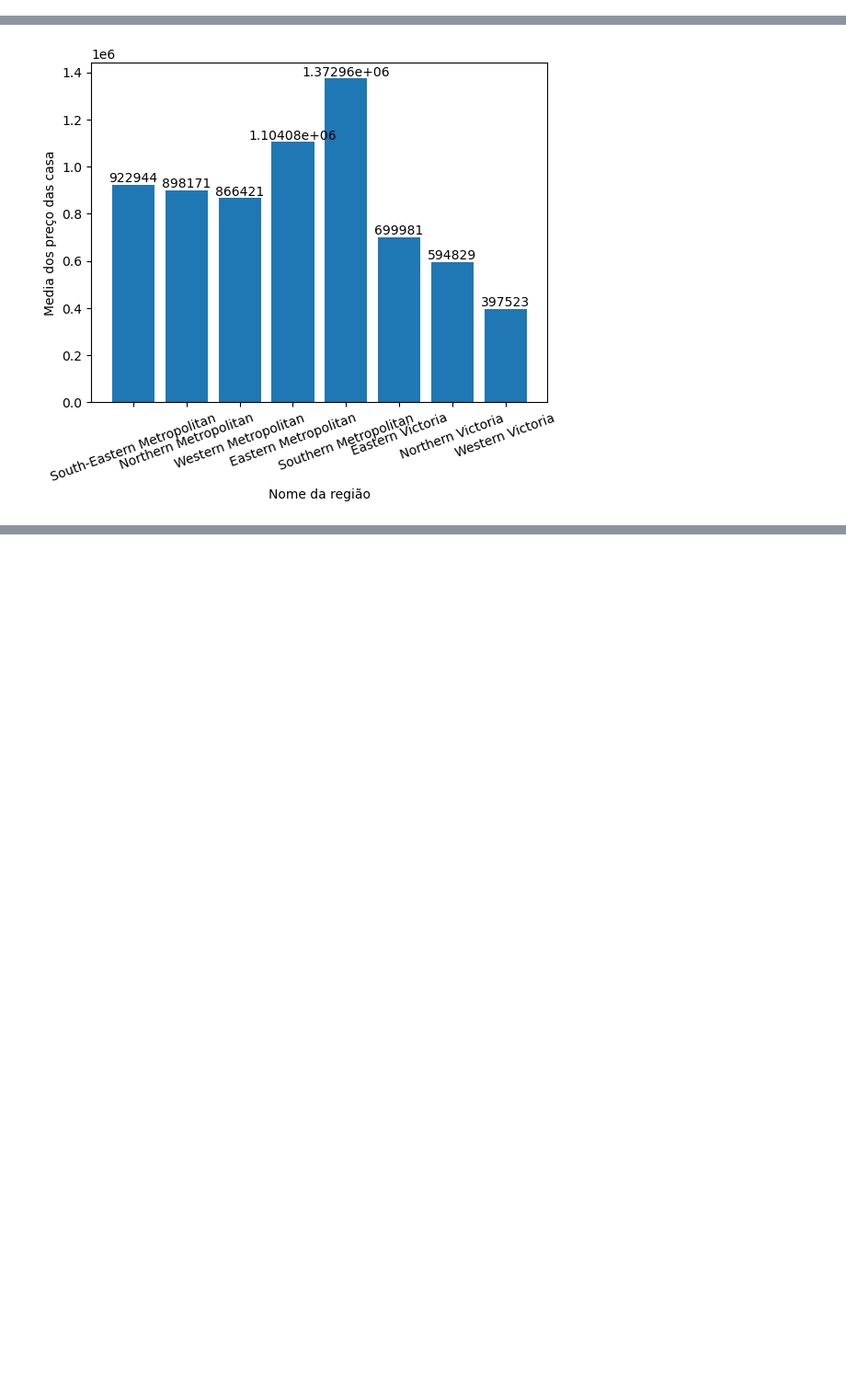
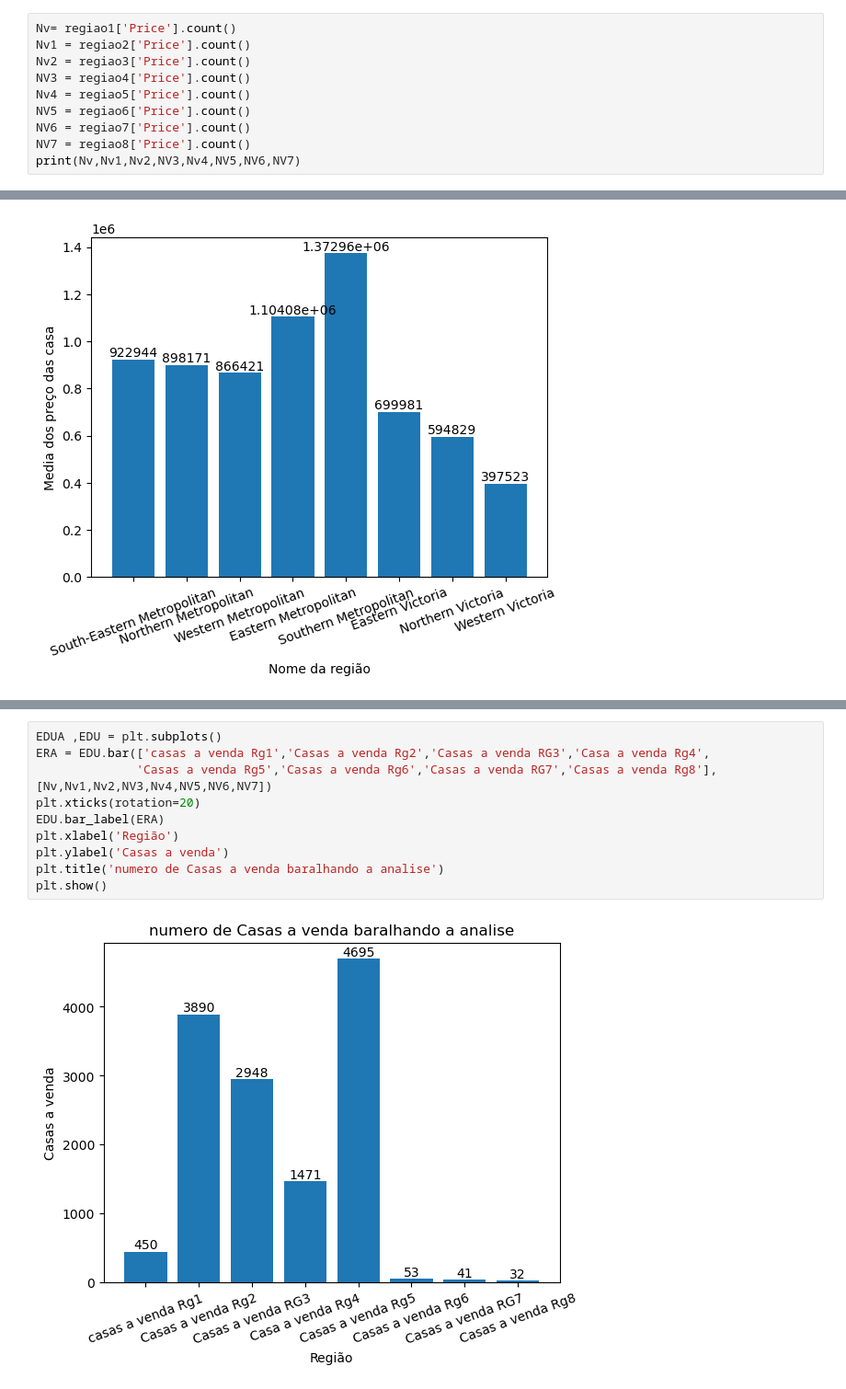
Before and after one commit to eduardo123-rgb/Aprendendoprograma-ojavapythonC-, a Jupyter notebook: exemple.ipynb, the cells around one changed output, grey strips where cells are left out. Shown at 92% size. Drawn from its saved outputs; the diff is of its cells as text; blank space fills up the shorter version.

```diff
--- a/exemple.ipynb
+++ b/exemple.ipynb
@@ -137,3 +137,13 @@ print(mean7)
 699980.7924528302
 594829.268292683
 397523.4375
+# %%
+Nv= regiao1['Price'].count()
+Nv1 = regiao2['Price'].count()
+Nv2 = regiao3['Price'].count()
+NV3 = regiao4['Price'].count()
+Nv4 = regiao5['Price'].count()
+NV5 = regiao6['Price'].count()
+NV6 = regiao7['Price'].count()
+NV7 = regiao8['Price'].count()
+print(Nv,Nv1,Nv2,NV3,Nv4,NV5,NV6,NV7)
@@ -150,0 +170,12 @@ plt.show()
+# %%
+EDUA ,EDU = plt.subplots()
+ERA = EDU.bar(['casas a venda Rg1','Casas a venda Rg2','Casas a venda RG3','Casa a venda Rg4',
+              'Casas a venda Rg5','Casas a venda Rg6','Casas a venda RG7','Casas a venda Rg8'],[Nv,Nv1,Nv2,NV3,Nv4,NV5,NV6,NV7])
+plt.xticks(rotation=20)
+EDU.bar_label(ERA)
+plt.xlabel('Região')
+plt.ylabel('Casas a venda')
+plt.title('numero de Casas a venda baralhando a analise')
+plt.show()
+# %% [output]
+[figure, added]
```
Also changed, not shown: parts of 2 cells of this notebook.
